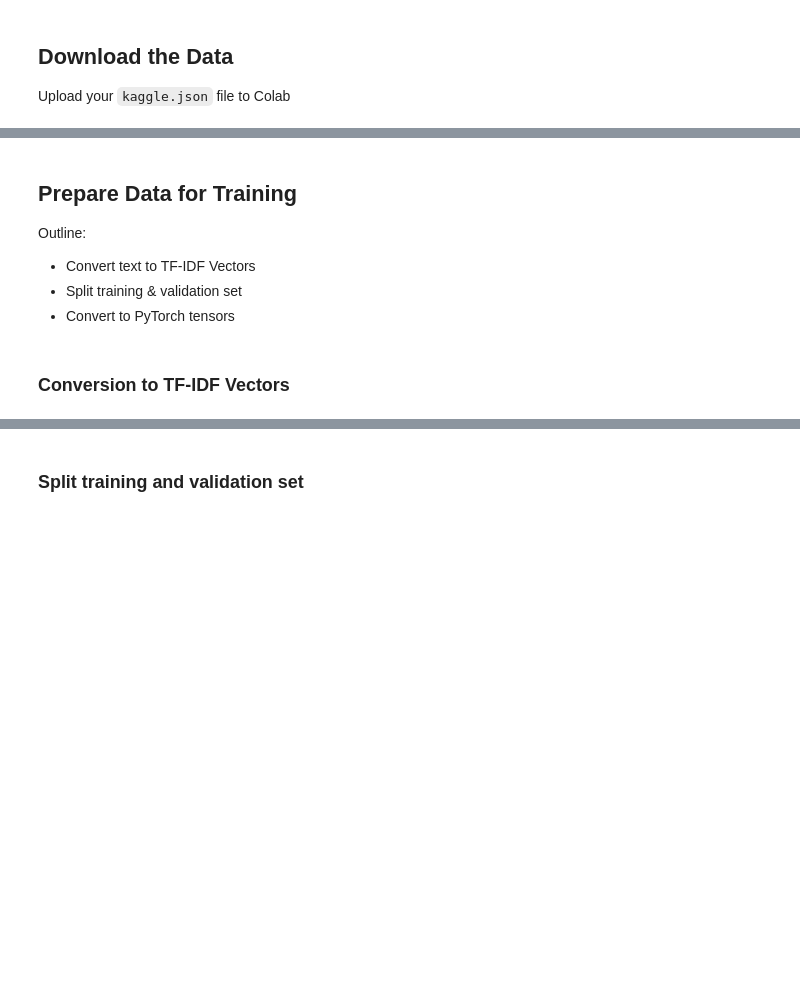
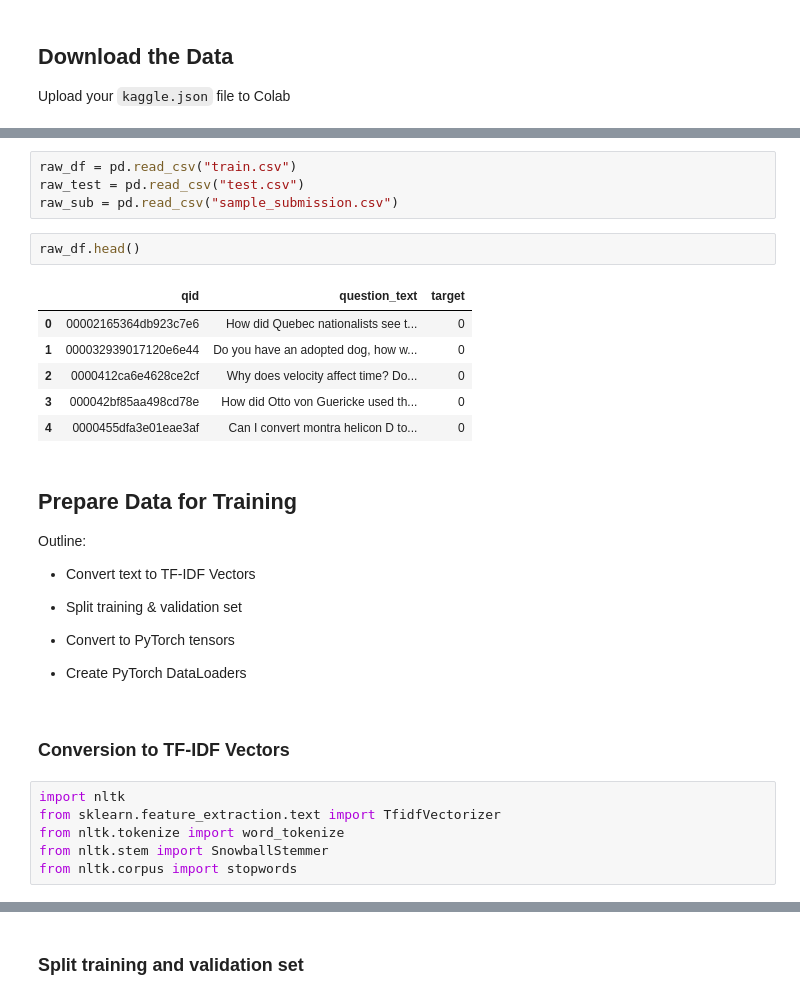
Before and after one commit to cartmarsh/MachineLearning1, a Jupyter notebook: nlp_neural_networks_and_deep_learning.ipynb, the cells around one changed output, grey strips where cells are left out. Cells and saved outputs as stored; diff of their text form; blank space fills up the shorter version.

```diff
--- a/nlp_neural_networks_and_deep_learning.ipynb
+++ b/nlp_neural_networks_and_deep_learning.ipynb
@@ -18,3 +51,16 @@ Upload your `kaggle.json` file to Colab
+# %%
+raw_df = pd.read_csv("train.csv")
+raw_test = pd.read_csv("test.csv")
+raw_sub = pd.read_csv("sample_submission.csv")
+# %%
+raw_df.head()
+# %% [output]
+|  | qid | question_text | target |
+| 0 | 00002165364db923c7e6 | How did Quebec nationalists see t... | 0 |
+| 1 | 000032939017120e6e44 | Do you have an adopted dog, how w... | 0 |
+| 2 | 0000412ca6e4628ce2cf | Why does velocity affect time? Do... | 0 |
+| 3 | 000042bf85aa498cd78e | How did Otto von Guericke used th... | 0 |
+| 4 | 0000455dfa3e01eae3af | Can I convert montra helicon D to... | 0 |
 # %% [markdown]
 ## Prepare Data for Training
 
@@ -23,5 +69,13 @@ Outline:
 - Convert text to TF-IDF Vectors
 - Split training & validation set
 - Convert to PyTorch tensors
+
+- Create PyTorch DataLoaders
 # %% [markdown]
 ### Conversion to TF-IDF Vectors
+# %%
+import nltk
+from sklearn.feature_extraction.text import TfidfVectorizer
+from nltk.tokenize import word_tokenize
+from nltk.stem import SnowballStemmer
+from nltk.corpus import stopwords
```
Also changed, not shown: parts of 39 cells of this notebook.
